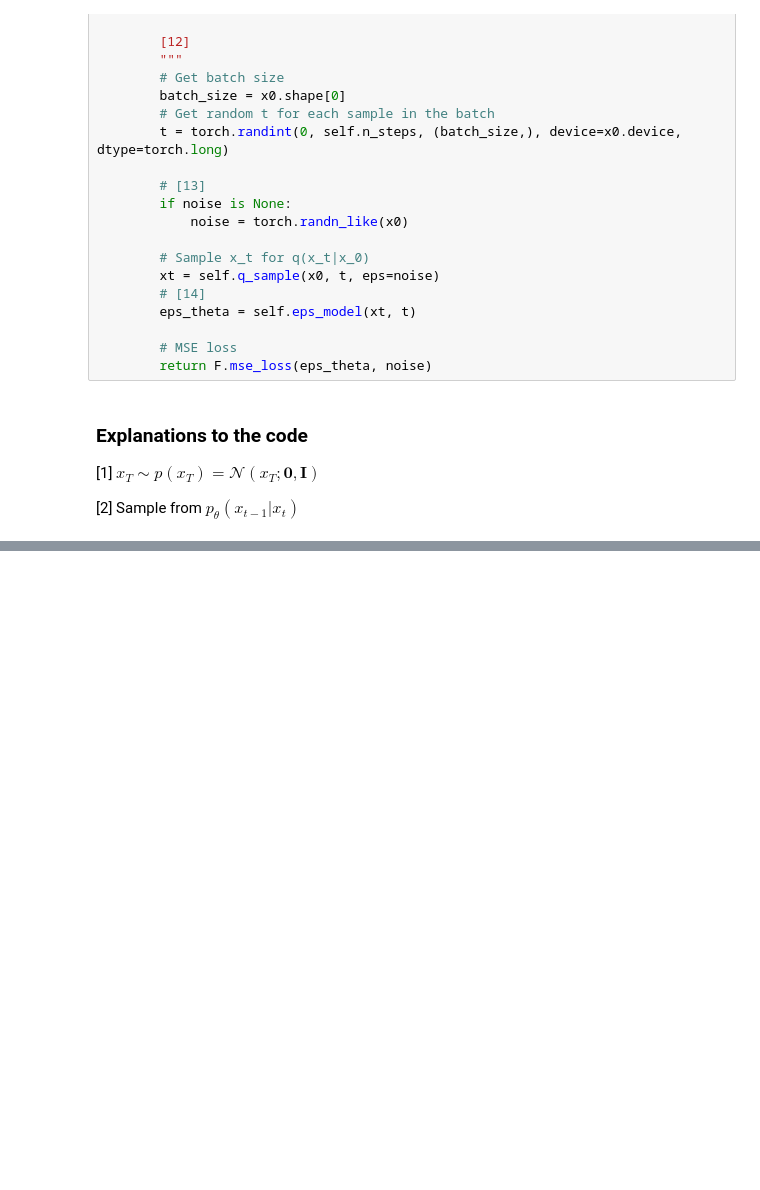
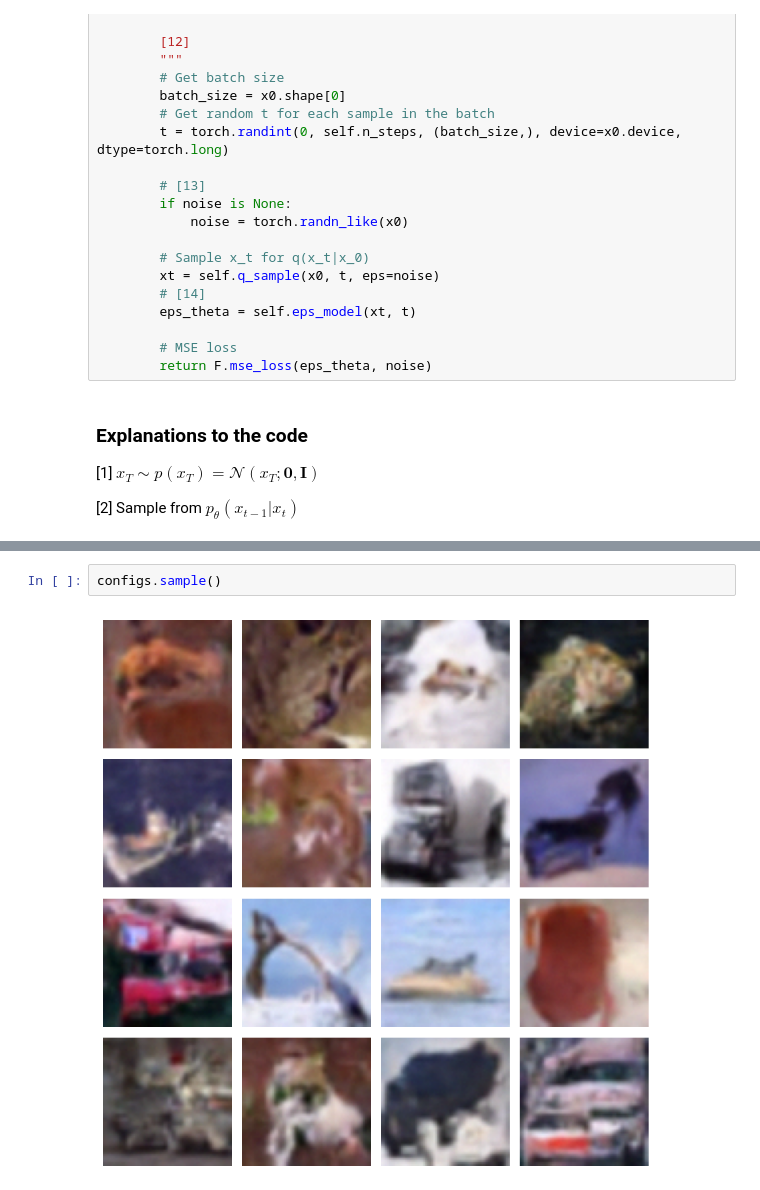
Before and after one commit to djzhendogg/Generative-Models-2025-ITMO, a Jupyter notebook: Assignment 3/3_ddpm.ipynb, the cells around one changed output, grey strips where cells are left out. Saved outputs shown, nothing was run; the diff lists cells and outputs as text; blank space fills up the shorter version.

```diff
--- a/Assignment 3/3_ddpm.ipynb
+++ b/Assignment 3/3_ddpm.ipynb
@@ -471,0 +521,4 @@ configs.run()
+# %%
+configs.sample()
+# %% [output]
+[figure, added]
```
Also changed, not shown: parts of 5 cells of this notebook.
